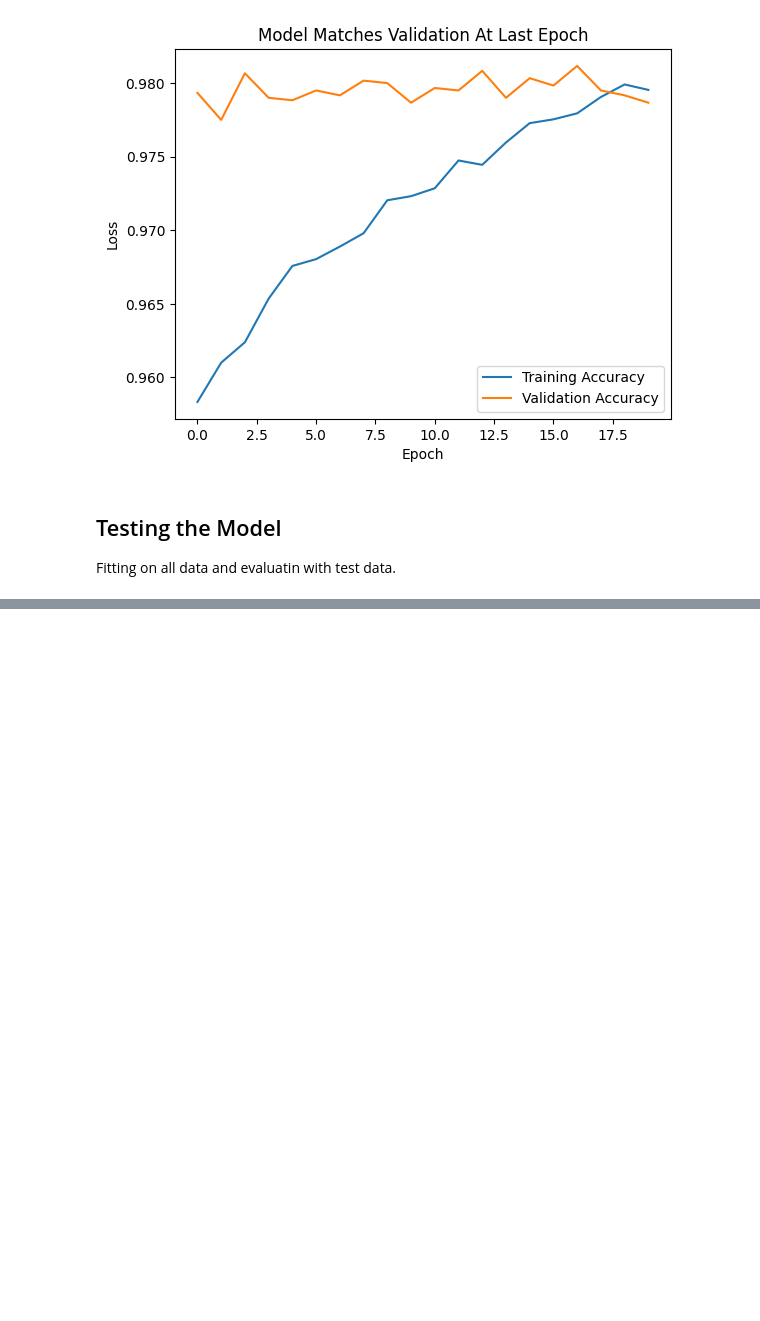
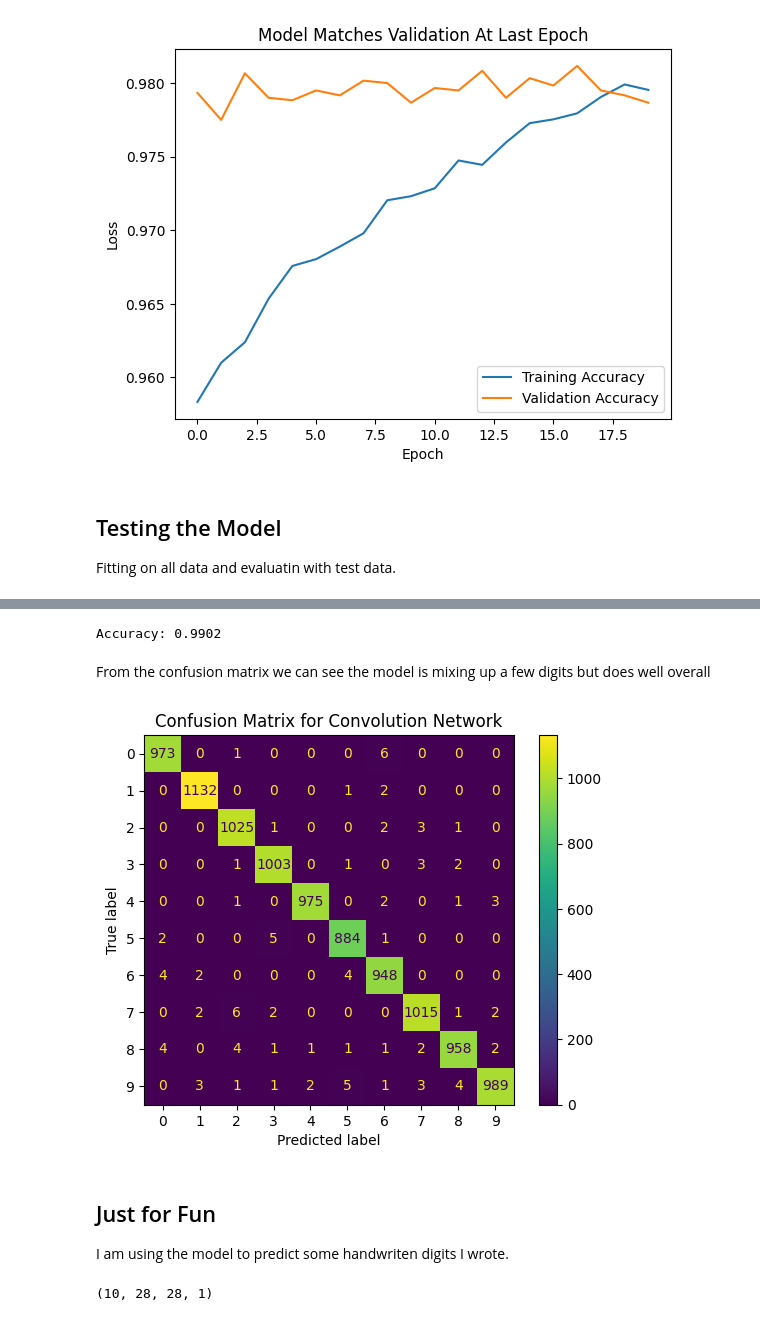
Before and after one commit to gclembo/mnist_digit_recognition, a Jupyter notebook: digit_recognition.ipynb, the cells around one changed output, grey strips where cells are left out. Cells and saved outputs as stored; diff of their text form; code cells hidden in the pictures; blank space fills up the shorter version.

```diff
--- a/digit_recognition.ipynb
+++ b/digit_recognition.ipynb
@@ -182,0 +281,21 @@ simple_model.evaluate(x_test, y_test)
+# %%
+conv_model = tf.keras.Sequential([
+    tf.keras.layers.Input(shape=(28, 28, 1)),
+    tf.keras.layers.Conv2D(filters=7, kernel_size=(5, 5), activation='relu', padding='same'),
+    tf.keras.layers.MaxPool2D(pool_size=(2, 2)),
+    tf.keras.layers.Conv2D(filters=5, kernel_size=(3, 3), activation='relu', padding='same'),
+    tf.keras.layers.MaxPool2D(pool_size=(2, 2)),
+    tf.keras.layers.Flatten(),
+    tf.keras.layers.Dense(units=128, activation='relu'),
+    tf.keras.layers.Dropout(rate=0.1),
+    tf.keras.layers.Dense(units=64, activation='relu'),
+    tf.keras.layers.BatchNormalization(),
+    tf.keras.layers.Dense(units=10)
+])
+conv_model.summary()
+
+conv_model.compile(
+    optimizer=tf.keras.optimizers.Adam(learning_rate=0.0001),
+    loss=tf.keras.losses.SparseCategoricalCrossentropy(from_logits='True'),
+    metrics=['accuracy']
+)
@@ -182,0 +324,2 @@ simple_model.evaluate(x_test, y_test)
+# %%
+conv_model.fit(x_train_expanded, y_train, batch_size=10, epochs=19, verbose=2)
@@ -182,0 +347,2 @@ simple_model.evaluate(x_test, y_test)
+# %%
+predictions = tf.nn.softmax(conv_model.predict(x_test_expanded)).numpy().argmax(axis=-1)
@@ -182,0 +351,17 @@ simple_model.evaluate(x_test, y_test)
+# %%
+print('Accuracy:', accuracy_score(y_true=y_test, y_pred=predictions))
+cm = confusion_matrix(y_true=y_test, y_pred=predictions)
+# %% [output]
+Accuracy: 0.9902
+# %% [markdown]
+From the confusion matrix we can see the model is mixing up a few digits but does well overall
+# %%
+ConfusionMatrixDisplay(cm).plot()
+plt.title('Confusion Matrix for Convolution Network')
+plt.show()
+# %% [output]
+[figure, added]
+# %% [markdown]
+## Just for Fun
+
+I am using the model to predict some handwriten digits I wrote.
@@ -182,0 +377,4 @@ simple_model.evaluate(x_test, y_test)
+# %%
+images_expanded.shape
+# %% [output]
+(10, 28, 28, 1)
```
Also changed, not shown: parts of 26 cells of this notebook.
